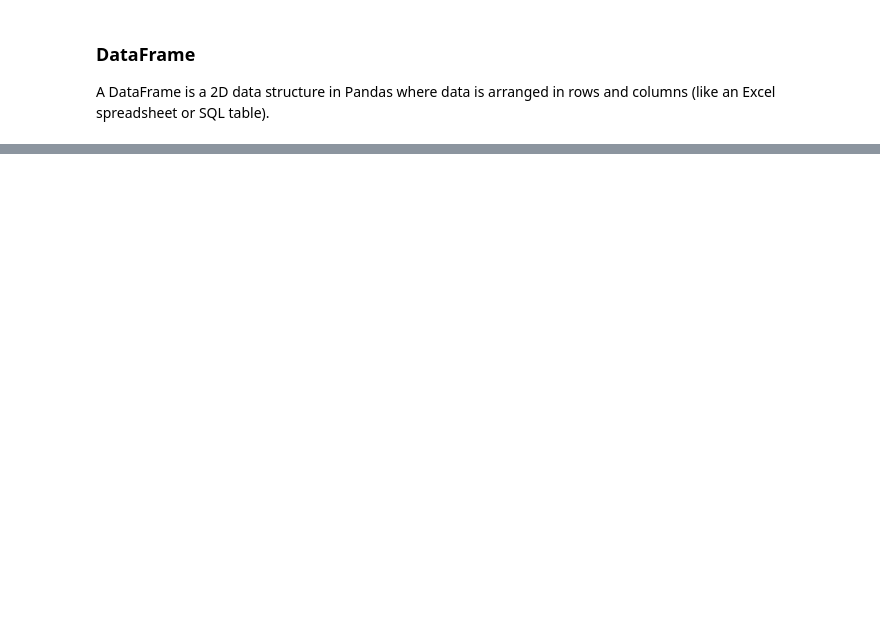
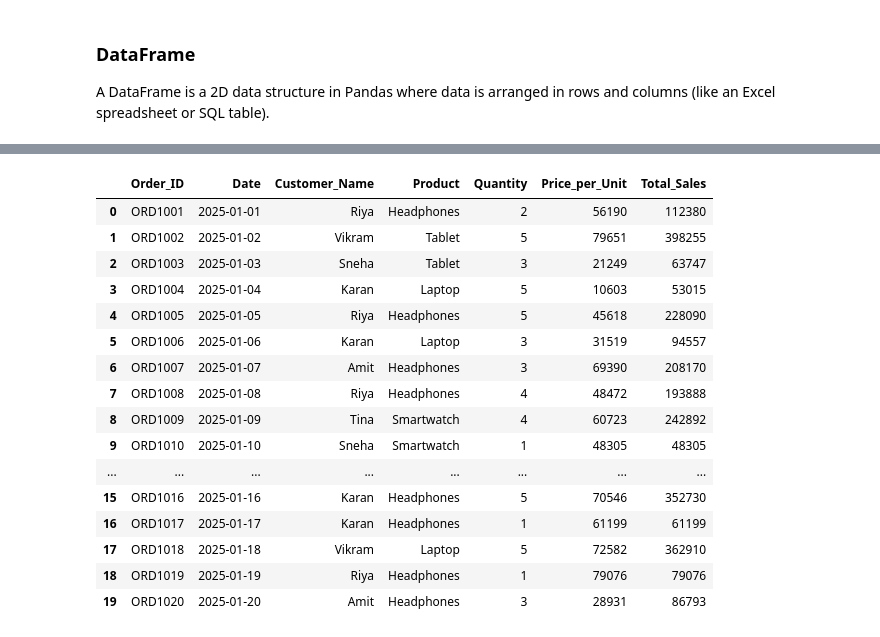
Before and after one commit to sukriti-waani/Python, a Jupyter notebook: PYTHON1/10-Data_Analysis_With_Python/10.2-pandas.ipynb, the cells around one changed output, grey strips where cells are left out. Cells and saved outputs as stored; diff of their text form; code cells hidden in the pictures; blank space fills up the shorter version.

Commit message:
DataFrame

```diff
--- a/PYTHON1/10-Data_Analysis_With_Python/10.2-pandas.ipynb
+++ b/PYTHON1/10-Data_Analysis_With_Python/10.2-pandas.ipynb
@@ -38,0 +95,3 @@ A DataFrame is a 2D data structure in Pandas where data is arranged in rows and
+# %%
+df = pd.read_csv('sales_data.csv')
+df.head(5)
@@ -38,0 +114,22 @@ A DataFrame is a 2D data structure in Pandas where data is arranged in rows and
+# %%
+# Accessing Data From DataFrame
+
+df
+# %% [output]
+|  | Order_ID | Date | Customer_Name | Product | Quantity | Price_per_Unit | Total_Sales |
+| 0 | ORD1001 | 2025-01-01 | Riya | Headphones | 2 | 56190 | 112380 |
+| 1 | ORD1002 | 2025-01-02 | Vikram | Tablet | 5 | 79651 | 398255 |
+| 2 | ORD1003 | 2025-01-03 | Sneha | Tablet | 3 | 21249 | 63747 |
+| 3 | ORD1004 | 2025-01-04 | Karan | Laptop | 5 | 10603 | 53015 |
+| 4 | ORD1005 | 2025-01-05 | Riya | Headphones | 5 | 45618 | 228090 |
+| 5 | ORD1006 | 2025-01-06 | Karan | Laptop | 3 | 31519 | 94557 |
+| 6 | ORD1007 | 2025-01-07 | Amit | Headphones | 3 | 69390 | 208170 |
+| 7 | ORD1008 | 2025-01-08 | Riya | Headphones | 4 | 48472 | 193888 |
+| 8 | ORD1009 | 2025-01-09 | Tina | Smartwatch | 4 | 60723 | 242892 |
+| 9 | ORD1010 | 2025-01-10 | Sneha | Smartwatch | 1 | 48305 | 48305 |
+| ... | ... | ... | ... | ... | ... | ... | ... |
+| 15 | ORD1016 | 2025-01-16 | Karan | Headphones | 5 | 70546 | 352730 |
+| 16 | ORD1017 | 2025-01-17 | Karan | Headphones | 1 | 61199 | 61199 |
+| 17 | ORD1018 | 2025-01-18 | Vikram | Laptop | 5 | 72582 | 362910 |
+| 18 | ORD1019 | 2025-01-19 | Riya | Headphones | 1 | 79076 | 79076 |
+| 19 | ORD1020 | 2025-01-20 | Amit | Headphones | 3 | 28931 | 86793 |
```
Also changed, not shown: parts of 28 cells of this notebook, 1 other file.
